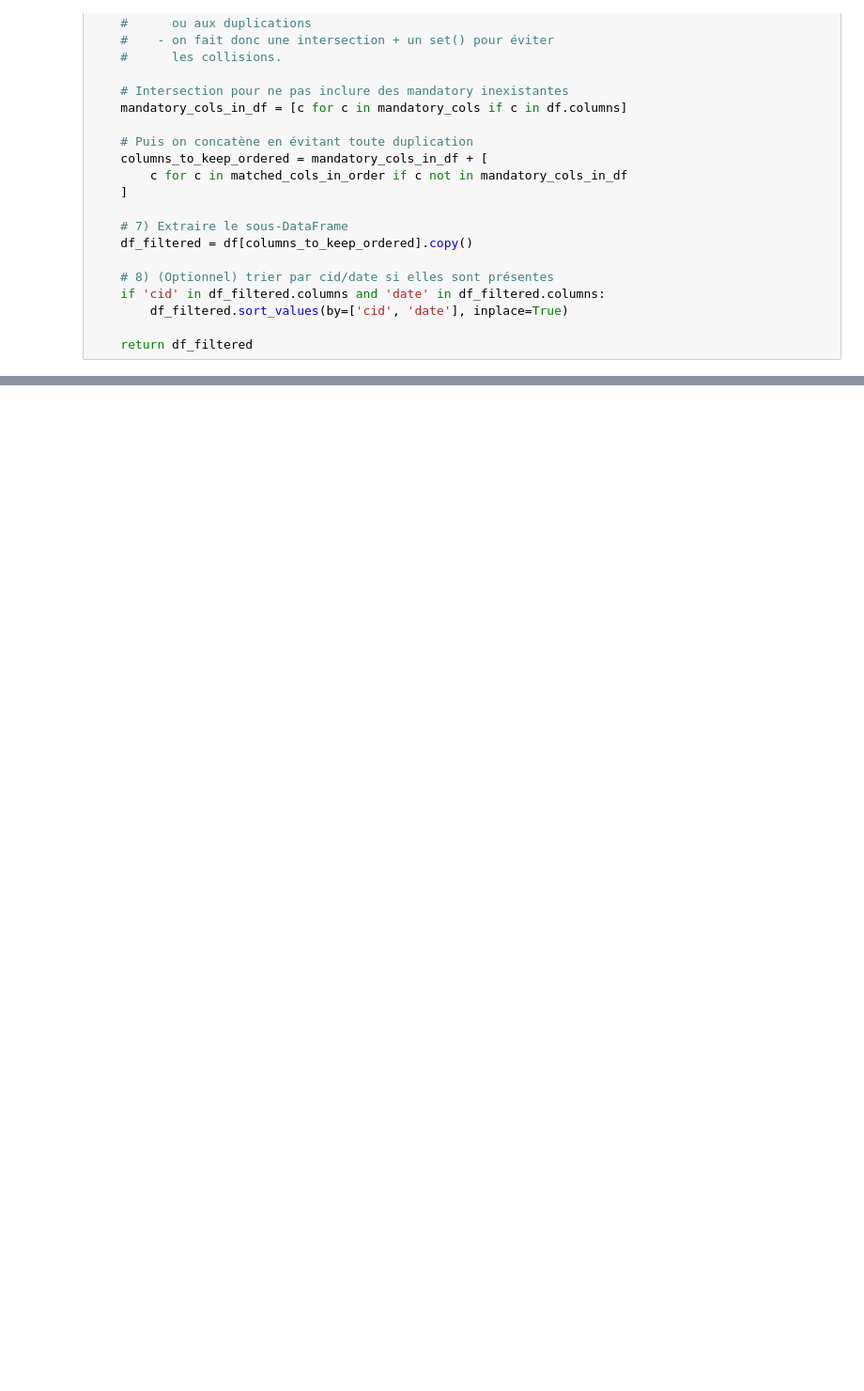
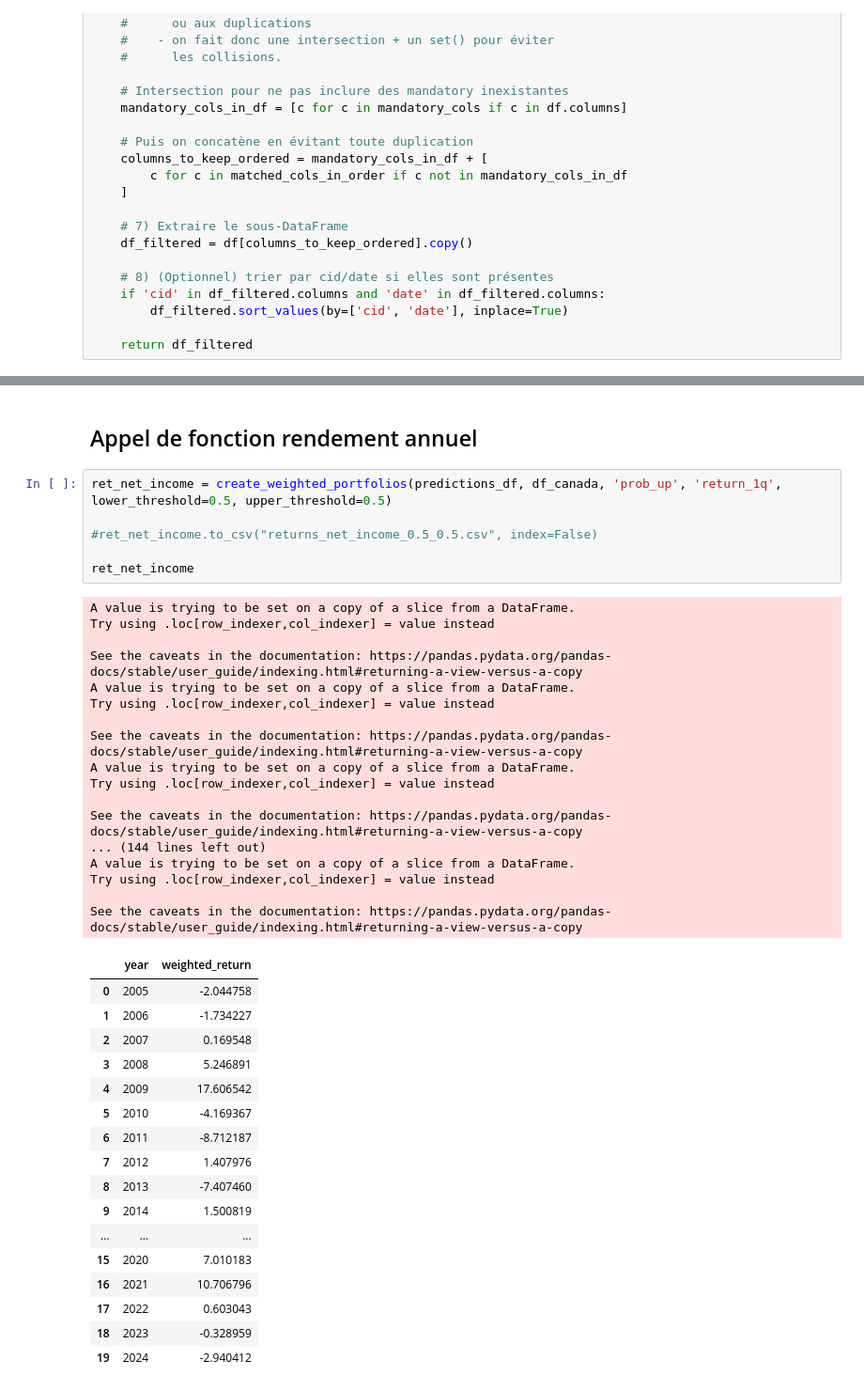
Before and after one commit to DominicPrenovost/AutoML-Practice, a Jupyter notebook: Target Cash From Operations.ipynb, the cells around one changed output, grey strips where cells are left out. Shown at 94% size. Drawn from its saved outputs; the diff is of its cells as text; blank space fills up the shorter version.

```diff
--- a/Proba_test_val.ipynb
+++ b/Target Cash From Operations.ipynb
@@ -500,0 +504,43 @@ Année 2024 : 878 lignes après sélection
+# %% [markdown]
+## Appel de fonction rendement annuel
+# %%
+ret_net_income = create_weighted_portfolios(predictions_df, df_canada, 'prob_up', 'return_1q', lower_threshold=0.5, upper_threshold=0.5)
+
+#ret_net_income.to_csv("returns_net_income_0.5_0.5.csv", index=False)
+
+ret_net_income
+# %% [output]
+A value is trying to be set on a copy of a slice from a DataFrame.
+Try using .loc[row_indexer,col_indexer] = value instead
+
+See the caveats in the documentation: https://pandas.pydata.org/pandas-docs/stable/user_guide/indexing.html#returning-a-view-versus-a-copy
+A value is trying to be set on a copy of a slice from a DataFrame.
+Try using .loc[row_indexer,col_indexer] = value instead
+
+See the caveats in the documentation: https://pandas.pydata.org/pandas-docs/stable/user_guide/indexing.html#returning-a-view-versus-a-copy
+A value is trying to be set on a copy of a slice from a DataFrame.
+Try using .loc[row_indexer,col_indexer] = value instead
+
+See the caveats in the documentation: https://pandas.pydata.org/pandas-docs/stable/user_guide/indexing.html#returning-a-view-versus-a-copy
+... (144 lines left out)
+A value is trying to be set on a copy of a slice from a DataFrame.
+Try using .loc[row_indexer,col_indexer] = value instead
+
+See the caveats in the documentation: https://pandas.pydata.org/pandas-docs/stable/user_guide/indexing.html#returning-a-view-versus-a-copy
+|  | year | weighted_return |
+| 0 | 2005 | -2.044758 |
+| 1 | 2006 | -1.734227 |
+| 2 | 2007 | 0.169548 |
+| 3 | 2008 | 5.246891 |
+| 4 | 2009 | 17.606542 |
+| 5 | 2010 | -4.169367 |
+| 6 | 2011 | -8.712187 |
+| 7 | 2012 | 1.407976 |
+| 8 | 2013 | -7.407460 |
+| 9 | 2014 | 1.500819 |
+| ... | ... | ... |
+| 15 | 2020 | 7.010183 |
+| 16 | 2021 | 10.706796 |
+| 17 | 2022 | 0.603043 |
+| 18 | 2023 | -0.328959 |
+| 19 | 2024 | -2.940412 |
```
Also changed, not shown: parts of 45 cells of this notebook, 16 other files.
